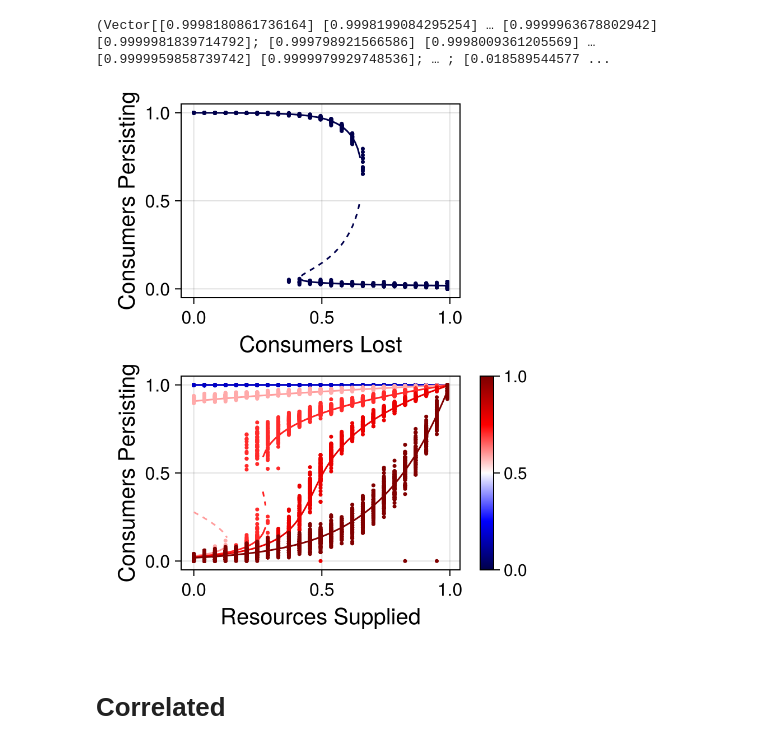
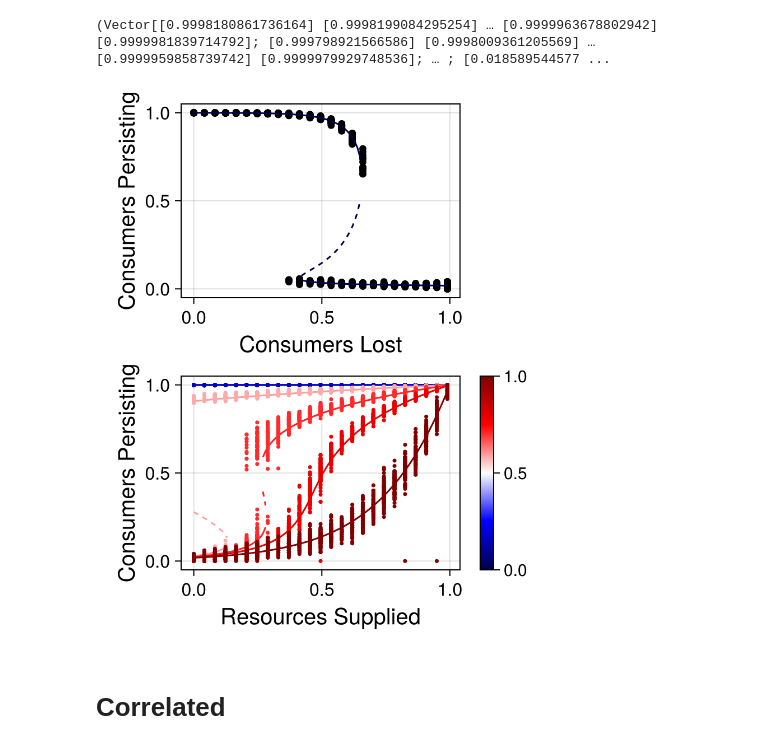
Before and after one commit to CleggTom/MiNet, a Jupyter notebook: Notebooks/Main.ipynb, the cells around one changed output. Drawn from its saved outputs; the diff is of its cells as text; code cells hidden in the pictures.

```diff
--- a/Notebooks/Main.ipynb
+++ b/Notebooks/Main.ipynb
@@ -433,35 +450,38 @@ f = Figure(size = (400,500))
 style = (xlabelsize = 20, ylabelsize = 20, xticklabelsize = 16, yticklabelsize = 16)
 
 ax = Axis(f[1,1], xlabel = "Consumers Lost", ylabel = "Consumers Persisting"; style...)
 
 #initial consumer bifurcation
 c = resample_cmap(:seismic, n_s)[1]
-series!(ax, s_vec_network, b0_sim[:,:,1,1], solid_color = c, linewidth = 0, markersize = 5)
+for i = 1:25
+    s = s_vec_network[i]
+    scatter!(ax, fill(s, 100), b0_sim[:,i,1,1], color = :black)
+end
 plot_bifurcation!(ax, s_vec, b0_pred[:,1], color = c)
 
 
 #varying consumer supply
 ax2 = Axis(f[2,1], xlabel = "Resources Supplied", ylabel = "Consumers Persisting", ; style...)
 for i = [1,20,60,72,80,100]
     c = resample_cmap(:seismic, n_s)[i]
     plot_bifurcation!(ax2, s_vec, b0_pred[i,:], color = c)
 end
 
 for i =  [1,5,15,18,20,25]
     c = resample_cmap(:seismic, n_s_network)[i]
     series!(ax2, s_vec_network, b0_sim[:,i,:,1], solid_color = c, linewidth = 0, markersize = 5)
 end
 
 
 Colorbar(f[2,2], colormap = :seismic, colorrange = (0,1), ticklabelsize = 15)
 
 linkaxes!(ax,ax2)
 
 # # save("../Results/Figures/removal_plots.pdf", f)
 
 f
 # %% [output]
-[figure, old version]
+[figure, new version]
 # %% [markdown]
 # Correlated
 # %%
```
Also changed, not shown: parts of 43 cells of this notebook, 25 other files.
